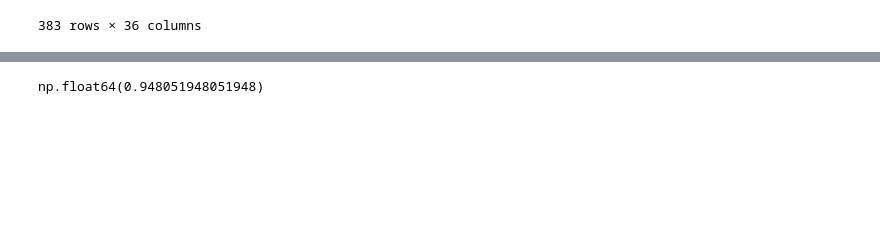
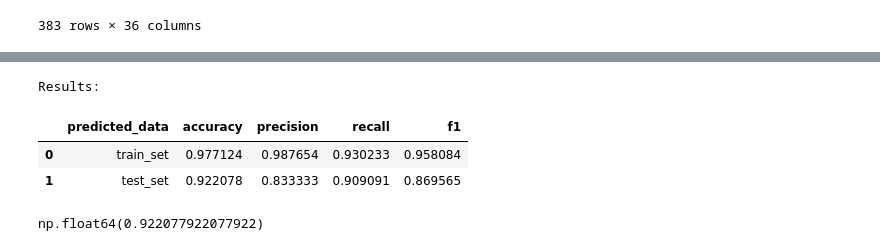
Before and after one commit to QY-Ver0/ELM-for-thyroid, a Jupyter notebook: ELM_main.ipynb, the cells around one changed output, grey strips where cells are left out. Drawn from its saved outputs; the diff is of its cells as text; code cells hidden in the pictures; blank space fills up the shorter version.

```diff
--- a/ELM_main.ipynb
+++ b/ELM_main.ipynb
@@ -15,8 +15,8 @@ from ELM import ELMclf
 df_onehot = pd.read_csv('data_preprocessed.csv', index_col=0)
 
 # Convert True, False to 0 1
-booleans = df_onehot.drop('Age', axis=1)
-df_onehot[booleans.columns] = booleans.astype('int64')
+# booleans = df_onehot.drop('Age', axis=1)
+# df_onehot[booleans.columns] = booleans.astype('int64')
 # df_onehot[[
 #     # 'Gender_M', 'Smoking_Yes', 'Hx Smoking_Yes',
 #     # 'Hx Radiotherapy_Yes', 'Thyroid Function_Clinical Hyperthyroidism',
@@ -78,5 +99,35 @@ X_train, X_test, Y_train, Y_test = train_test_split(X, Y, test_size=0.2, random_
+# %%
+def get_metrics(y, y_pred):
+    # to get pandas dataframe for showing a table of comparison
+    # between train result and test result
+        return {
+            'accuracy': accuracy_score(y, pred),
+            'precision': precision_score(y, pred, average='binary', zero_division=0),
+            'recall': recall_score(y, pred, average='binary', zero_division=0),
+            'f1': f1_score(y, pred, average='binary', zero_division=0),
+        }
+# %%
+clf = ELMclf(64,random_state=42)
+clf.fit(X_train.to_numpy(), Y_train.to_numpy())
+train_pred = clf.predict(X_train.to_numpy())
+test_pred = clf.predict(X_test.to_numpy())
+res = []
+
+for true, pred in [(Y_train, train_pred), (Y_test, test_pred)]:
+    res.append(get_metrics(true,pred))
+
+metrics_df = pd.DataFrame(res)
+metrics_df = pd.concat((pd.DataFrame(['train_set','test_set'], columns=['predicted_data']), metrics_df), axis=1)
+
+print('Results:')
+metrics_df
+# %% [output]
+Results:
+|  | predicted_data | accuracy | precision | recall | f1 |
+| 0 | train_set | 0.977124 | 0.987654 | 0.930233 | 0.958084 |
+| 1 | test_set | 0.922078 | 0.833333 | 0.909091 | 0.869565 |
 # %%
-clf = ELMclf(50, random_state=42)
+clf = ELMclf(64, random_state=42)
 clf.fit(X_train.to_numpy(), Y_train.to_numpy())
 # ----- fitting section end---
 
@@ -90,5 +141,7 @@ pred = clf.predict(X_test.to_numpy())
 # np.mean(pred_rounded == y)
 #
 clf.score(X_test.to_numpy(), Y_test.to_numpy())
+# confusion_matrix(Y_test.to_numpy(), pred)
+# precision_score(Y_test.to_numpy(), pred)
 # %% [output]
-np.float64(0.948051948051948)
+np.float64(0.922077922077922)
```
Also changed, not shown: parts of 9 cells of this notebook, 1 other file.
